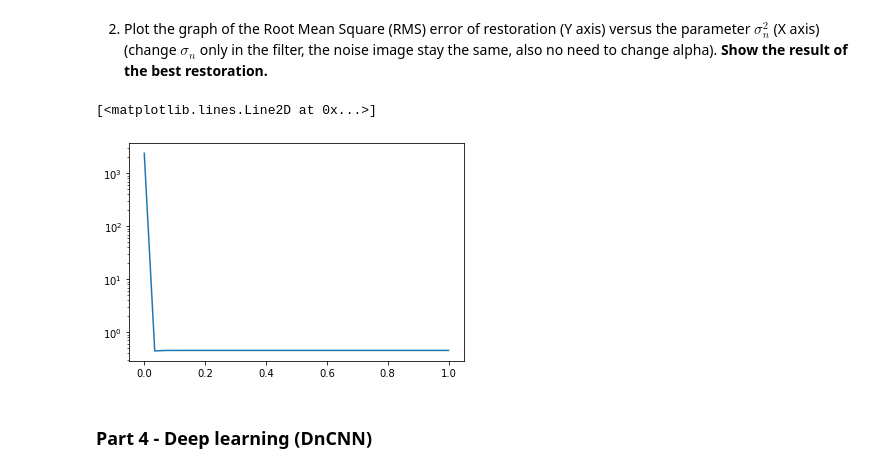
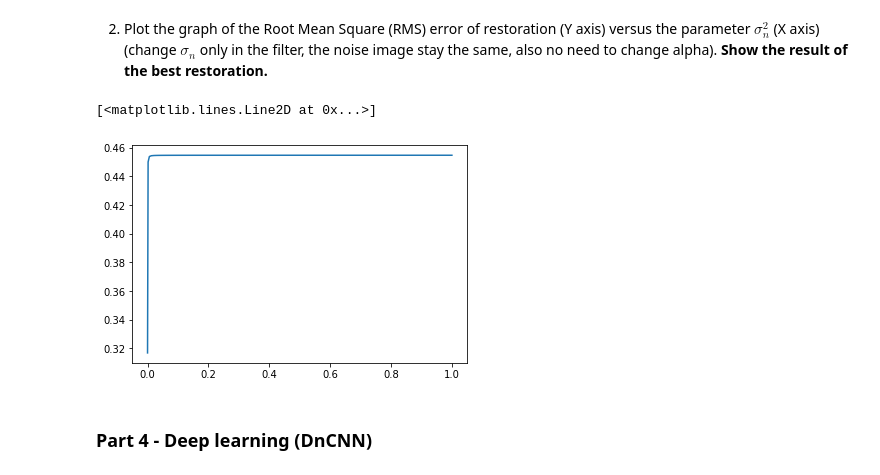
Before and after one commit to nadavschwalb/image_processing, a Jupyter notebook: Lab5.ipynb, the cells around one changed output. Saved outputs shown, nothing was run; the diff lists cells and outputs as text; code cells hidden in the pictures.

```diff
--- a/Lab5.ipynb
+++ b/Lab5.ipynb
@@ -215,14 +213,14 @@ plt.show()
 # %% [markdown]
 2. Plot the graph of the Root Mean Square (RMS) error of restoration (Y axis) versus the parameter $\sigma_n^2$ (X axis) (change $\sigma_n$ only in the filter, the noise image stay the same, also no need to change alpha). __Show the result of the best restoration.__
 # %%
-sigma = np.linspace(0,1,30)
+sigma = np.linspace(0.01,1,30)
 weiner_restored = [WienerFilter(noise,filter_blur,sigma=x) for x in sigma]
 rms_wiener = [restoration_rms(img,x) for x in weiner_restored]
-plt.yscale("log")
-plt.plot(sigma,rms_wiener)
+# plt.yscale("log")
+plt.plot(np.power(sigma,2),rms_wiener)
 # %% [output]
 [<matplotlib.lines.Line2D at 0x...>]
-[figure, old version]
+[figure, new version]
 # %% [markdown]
 ### Part 4 - Deep learning (DnCNN)
 # %% [markdown]
```
Also changed, not shown: parts of 2 cells of this notebook.
